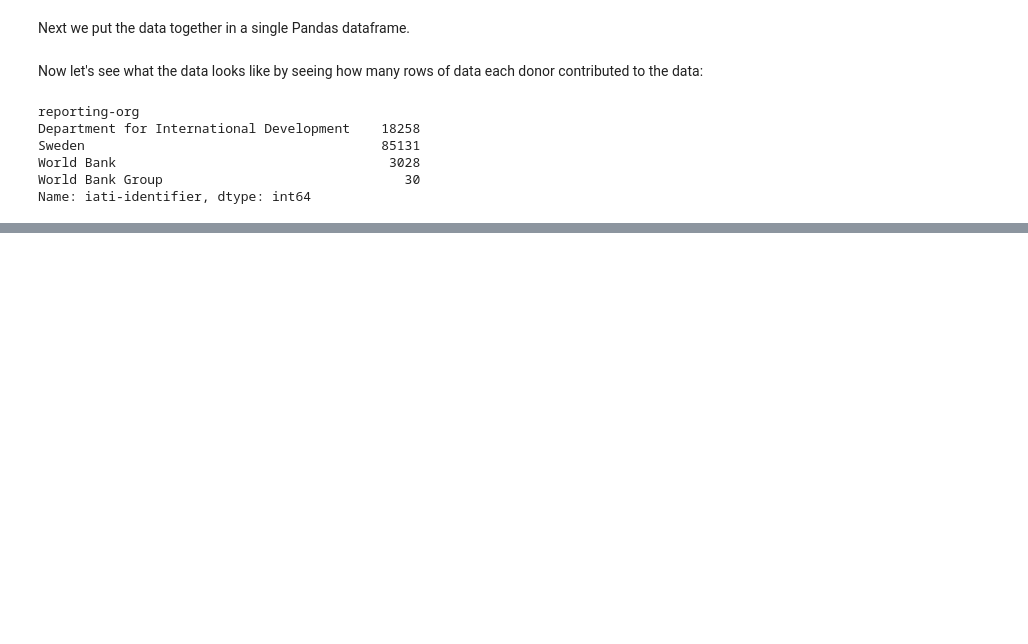
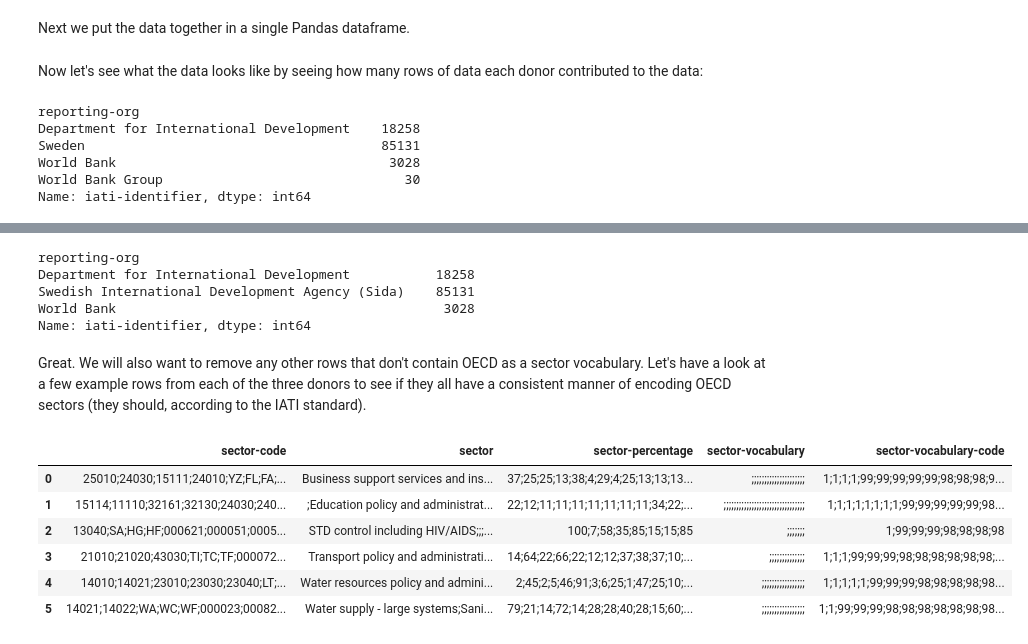
Before and after one commit to thisismattwolf/IATI_methodology, a Jupyter notebook: Methodology_notebook.ipynb, the cells around one changed output, grey strips where cells are left out. Cells and saved outputs as stored; diff of their text form; code cells hidden in the pictures; blank space fills up the shorter version.

```diff
--- a/Methodology_notebook.ipynb
+++ b/Methodology_notebook.ipynb
@@ -52,0 +92,11 @@ for field in date_fields:
+# %%
+data.drop(data[data['reporting-org'] == 'World Bank Group'].index, inplace=True)
+data.groupby(['reporting-org'])['iati-identifier'].count()
+# %% [output]
+reporting-org
+Department for International Development           18258
+Swedish International Development Agency (Sida)    85131
+World Bank                                          3028
+Name: iati-identifier, dtype: int64
+# %% [markdown]
+Great. We will also want to remove any other rows that don't contain OECD as a sector vocabulary. Let's have a look at a few example rows from each of the three donors to see if they all have a consistent manner of encoding OECD sectors (they should, according to the IATI standard).
@@ -52,0 +108,10 @@ for field in date_fields:
+# %%
+wb_rows.loc[0:5, 'sector-code':'sector-vocabulary-code']
+# %% [output]
+|  | sector-code | sector | sector-percentage | sector-vocabulary | sector-vocabulary-code |
+| 0 | 25010;24030;15111;24010;YZ;FL;FA;... | Business support services and ins... | 37;25;25;13;38;4;29;4;25;13;13;13... | ;;;;;;;;;;;;;;;;;;;;; | 1;1;1;1;99;99;99;99;99;98;98;98;9... |
+| 1 | 15114;11110;32161;32130;24030;240... | ;Education policy and administrat... | 22;12;11;11;11;11;11;11;11;34;22;... | ;;;;;;;;;;;;;;;;;;;;;;;;;;;;;;;; | 1;1;1;1;1;1;1;1;99;99;99;99;99;98... |
+| 2 | 13040;SA;HG;HF;000621;000051;0005... | STD control including HIV/AIDS;;;... | 100;7;58;35;85;15;15;85 | ;;;;;;; | 1;99;99;99;98;98;98;98 |
+| 3 | 21010;21020;43030;TI;TC;TF;000072... | Transport policy and administrati... | 14;64;22;66;22;12;12;37;38;37;10;... | ;;;;;;;;;;;;;; | 1;1;1;99;99;99;98;98;98;98;98;98;... |
+| 4 | 14010;14021;23010;23030;23040;LT;... | Water resources policy and admini... | 2;45;2;5;46;91;3;6;25;1;47;25;10;... | ;;;;;;;;;;;;;;;;; | 1;1;1;1;1;99;99;99;98;98;98;98;98... |
+| 5 | 14021;14022;WA;WC;WF;000023;00082... | Water supply - large systems;Sani... | 79;21;14;72;14;28;28;40;28;15;60;... | ;;;;;;;;;;;;;;;;; | 1;1;99;99;99;98;98;98;98;98;98;98... |
```
Also changed, not shown: parts of 31 cells of this notebook.
